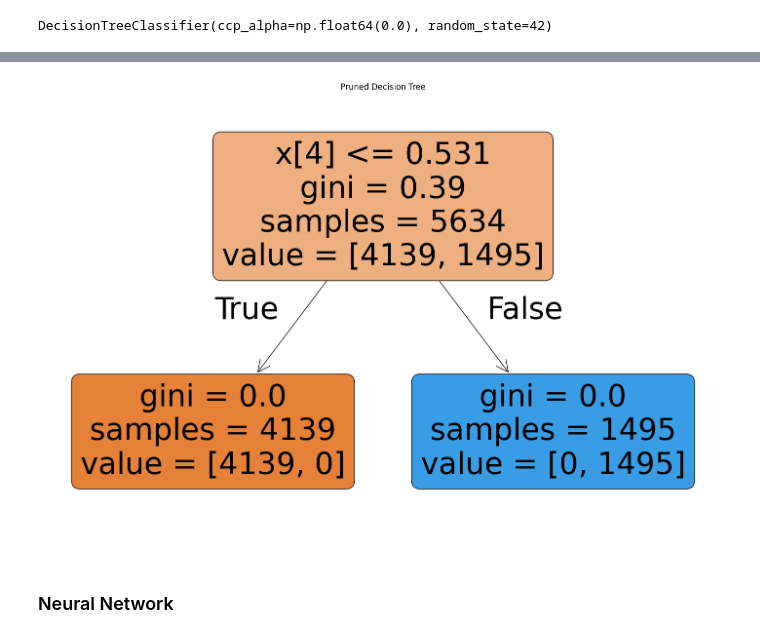
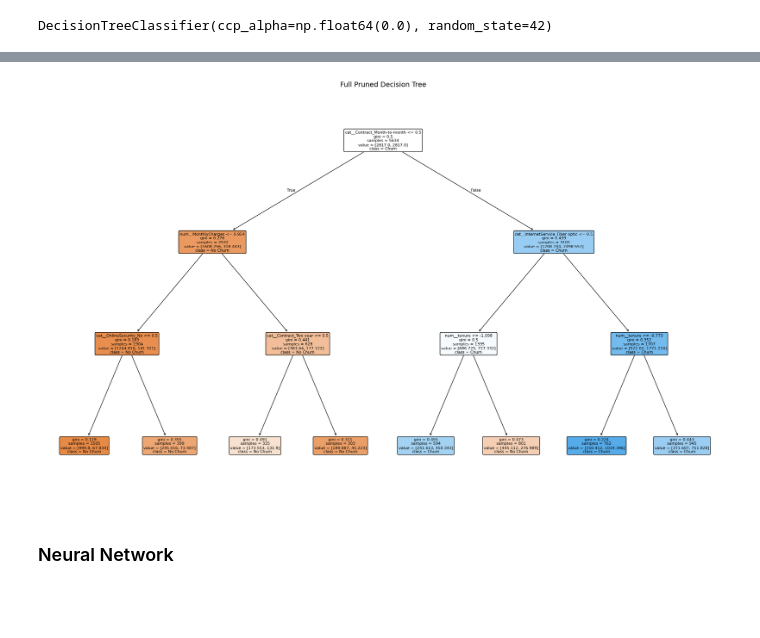
Before and after one commit to meleeshagamage/CourseWork_ML, a Jupyter notebook: ML_CW.ipynb, the cells around one changed output, grey strips where cells are left out. Drawn from its saved outputs; the diff is of its cells as text; code cells hidden in the pictures; blank space fills up the shorter version.

```diff
--- a/ML_CW.ipynb
+++ b/ML_CW.ipynb
@@ -167,0 +199,7 @@ Numeric: ['SeniorCitizen', 'tenure', 'MonthlyCharges', 'TotalCharges', 'Churn',
+# %%
+# Identify categorical and numeric cols from the feature set X
+numeric_features = X_train.select_dtypes(include=["int64", "float64"]).columns
+categorical_features = X_train.select_dtypes(include=["object"]).columns
+
+print("Numeric features for preprocessing:", numeric_features)
+print("Categorical features for preprocessing:", categorical_features)
@@ -200,3 +242,0 @@ y = df['Churn']
-# %%
-#Split the data
-X_train, X_test, y_train, y_test = train_test_split(X, y, test_size=0.2, stratify=y, random_state=42)
@@ -234,8 +245,9 @@ Name: proportion, dtype: float64
 # %% [markdown]
 ### Decision Tree with hyperparameter tuning
 # %%
-# Pipeline: preprocessing + Decision Tree
-dt_pipeline = Pipeline(steps=[('preproc', preprocessor),
-                              ('clf', DecisionTreeClassifier(random_state=42))])
+dt_pipeline = Pipeline(steps=[
+    ("preproc", preprocessor),
+    ("clf", DecisionTreeClassifier(random_state=42))
+])
 # %%
 param_grid = {
@@ -318,0 +334,12 @@ plt.show()
+# %%
+feature_names = best_dt.named_steps["preproc"].get_feature_names_out()
+
+plt.figure(figsize=(18,10))
+plot_tree(
+    best_dt.named_steps["clf"],
+    feature_names=feature_names,
+    filled=True,
+    rounded=True,
+    max_depth=3
+)
+plt.show()
@@ -399,11 +416,17 @@ weighted avg       1.00      1.00      1.00      1409
 # %%
-from sklearn import tree
-plt.figure(figsize=(18,12))
-tree.plot_tree(pruned_dt, filled=True, rounded=True)
-plt.title("Pruned Decision Tree")
+plt.figure(figsize=(25, 15))
+plot_tree(
+    best_dt.named_steps["clf"],
+    feature_names=feature_names,
+    class_names=['No Churn', 'Churn'],
+    filled=True,
+    rounded=True,
+    fontsize=8  # Smaller font to fit everything
+)
+plt.title("Full Pruned Decision Tree", fontsize=14)
 plt.show()
 # %% [output]
-[figure, old version]
+[figure, new version]
 # %% [markdown]
 ### Neural Network
 # %%
```
Also changed, not shown: parts of 35 cells of this notebook.
